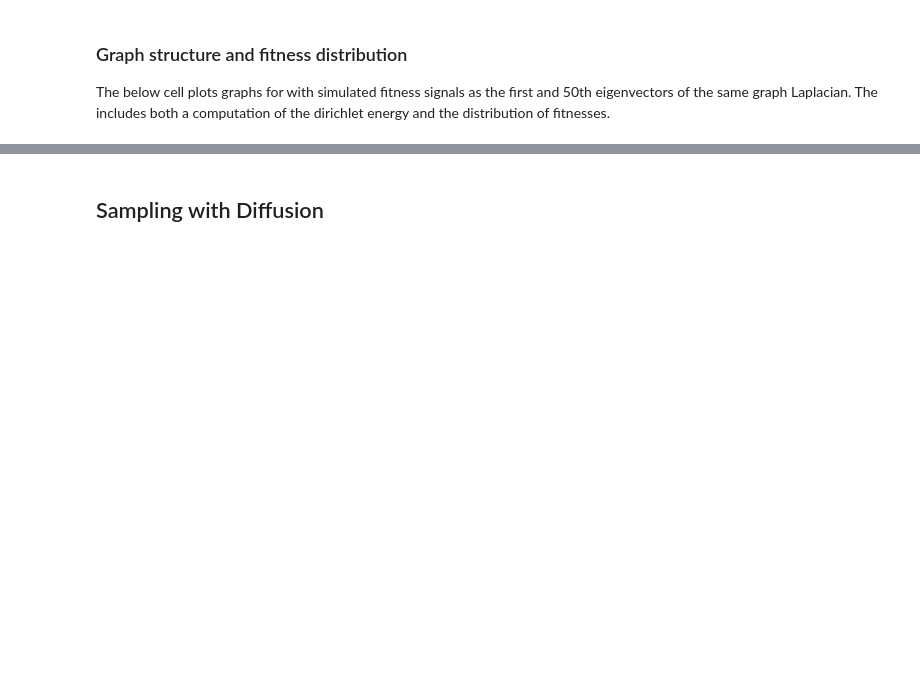
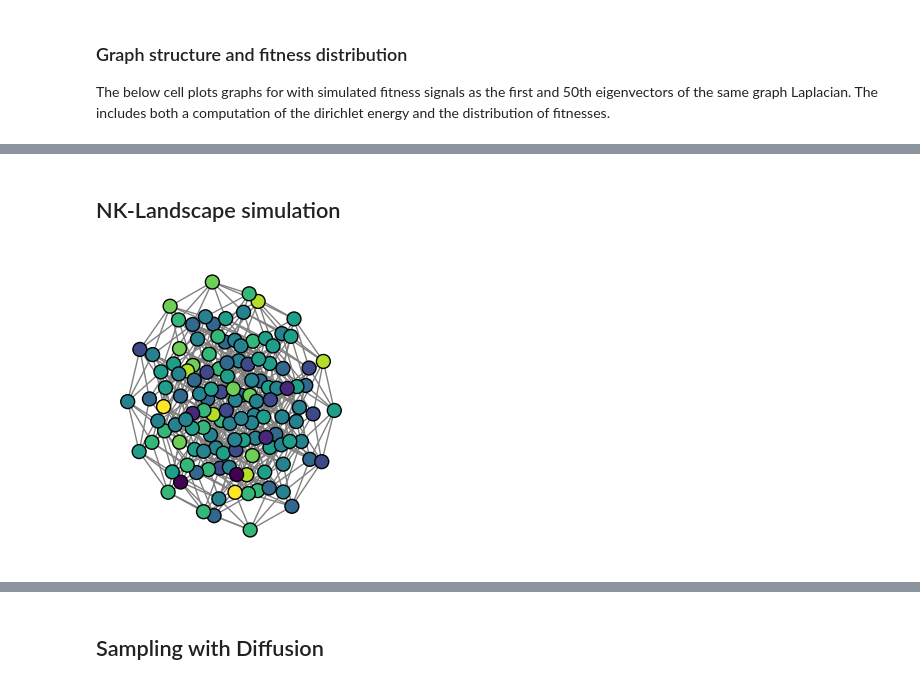
Before and after one commit to RSCJacksonLab/graph-ruggedness-de, a Jupyter notebook: src/Figure_1.ipynb, the cells around one changed output, grey strips where cells are left out. Cells and saved outputs as stored; diff of their text form; code cells hidden in the pictures; blank space fills up the shorter version.

```diff
--- a/src/Figure_1.ipynb
+++ b/src/Figure_1.ipynb
@@ -238,0 +214,15 @@ Done.
+# %% [markdown]
+## NK-Landscape simulation
+# %%
+Gnk = nk_landscape.generate_nk_landscape_amino_acids(N=7, K=6, amino_acids=['A', 'D'])
+
+values = [node[1]['value'] for node in Gnk.nodes(data=True)]
+viridis = plt.cm.get_cmap('viridis', 10)
+node_colors = [viridis((value - min(values)) / (max(values) - min(values))) for value in values]
+
+plt.figure(figsize=(2.5, 3))
+nx.draw(Gnk, node_color=node_colors, with_labels=False, edgecolors='black', node_size=100, width=1, edge_color='grey')
+plt.savefig('figures/Figure_1/NK_landscape_k6.pdf')
+plt.show()
+# %% [output]
+[figure, added]
```
Also changed, not shown: parts of 23 cells of this notebook, 11 other files.
